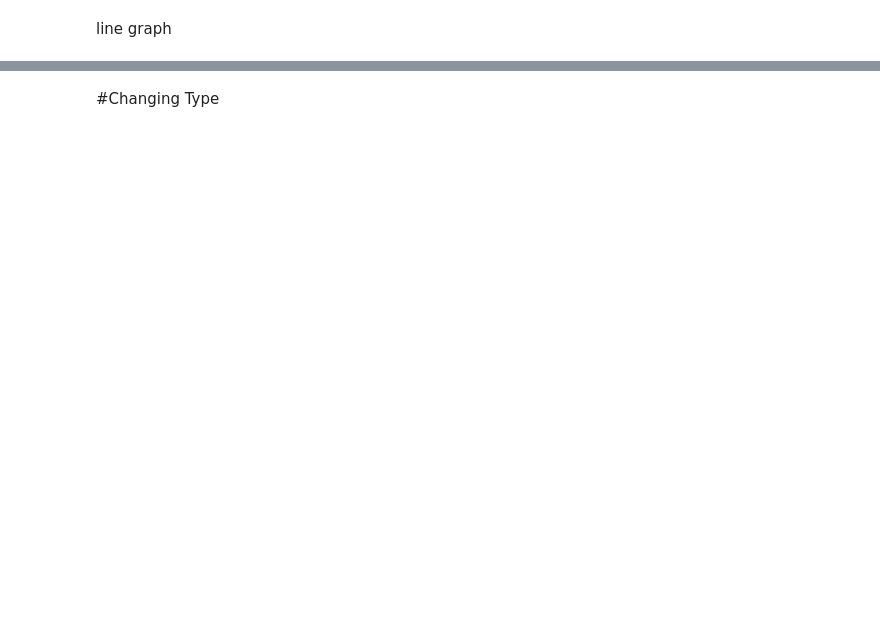
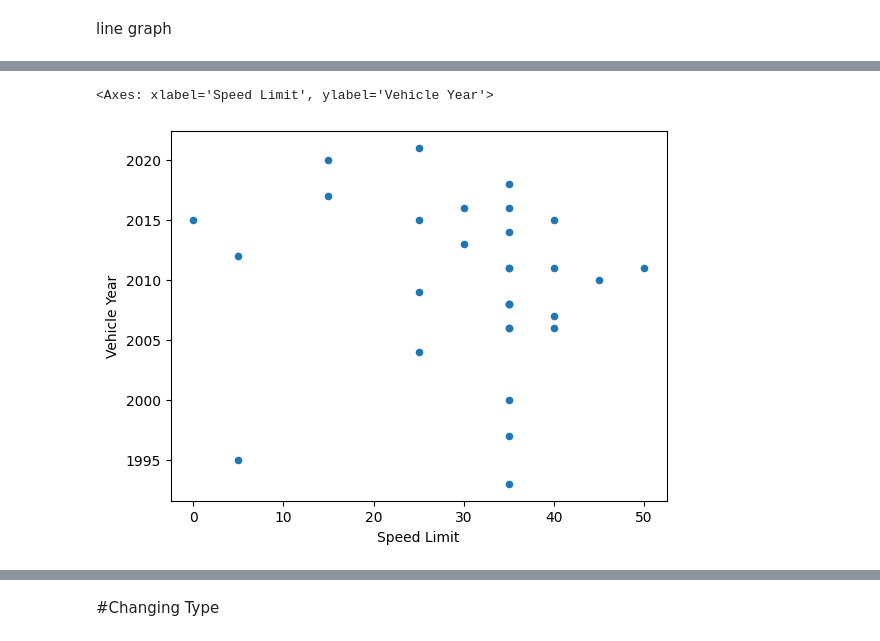
Before and after one commit to atletlgomez/titanic_and_crash, a Jupyter notebook: Titanic_and_Crash_Data.ipynb, the cells around one changed output, grey strips where cells are left out. Drawn from its saved outputs; the diff is of its cells as text; code cells hidden in the pictures; blank space fills up the shorter version.

```diff
--- a/Titanic_and_Crash_Data.ipynb
+++ b/Titanic_and_Crash_Data.ipynb
@@ -1277,4 +1286,7 @@ titanic.plot.scatter(x="PassengerId", y="Age")
 # %%
-crash.plot.scatter(x="Speed Limit", y="Vehicle Year")
+crash.sample(30).plot.scatter(x="Speed Limit", y="Vehicle Year")
+# %% [output]
+<Axes: xlabel='Speed Limit', ylabel='Vehicle Year'>
+[figure, added]
 # %%
 titanic.plot.hist()
```
Also changed, not shown: parts of 122 cells of this notebook.
